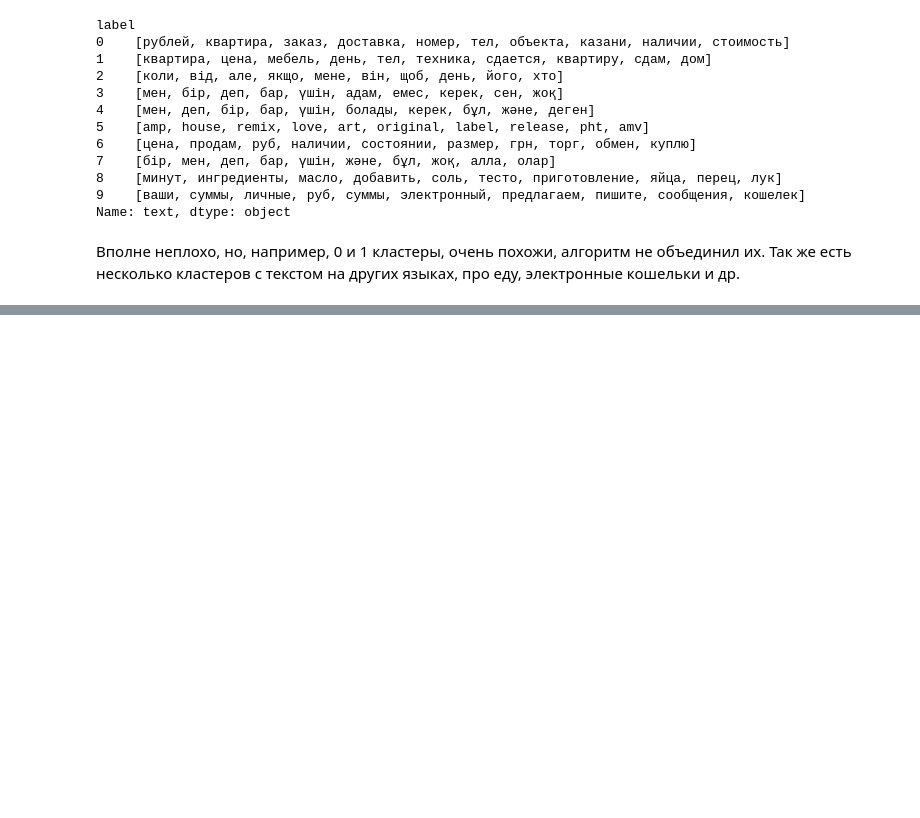
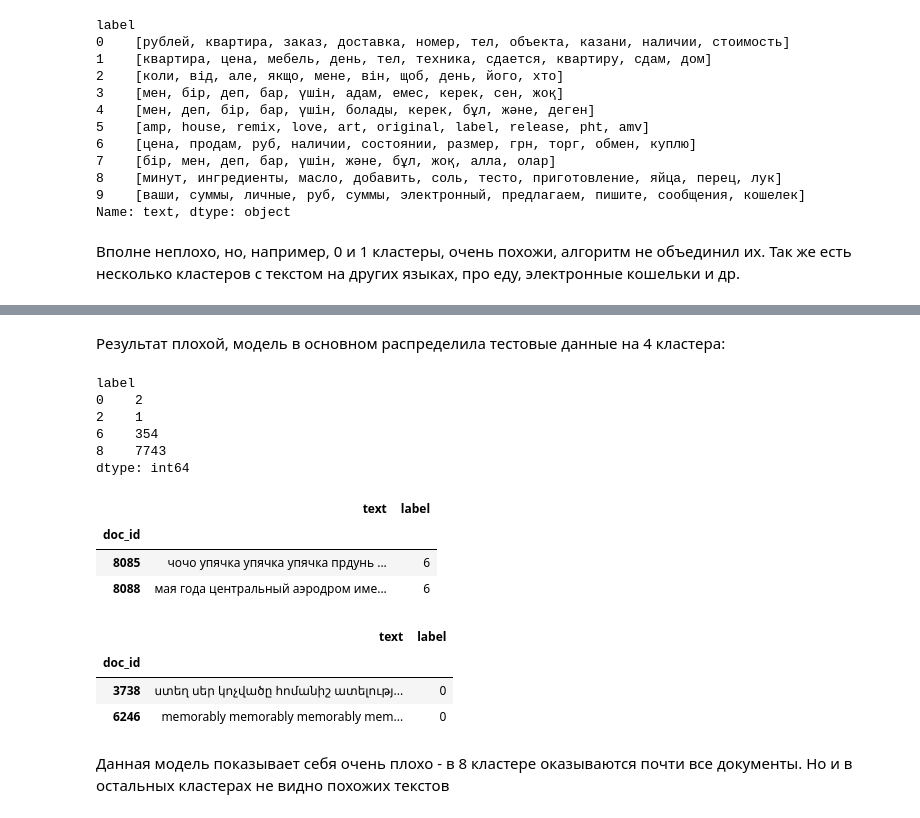
Before and after one commit to elch10/topic-modeling, a Jupyter notebook: Second_Approach.ipynb, the cells around one changed output, grey strips where cells are left out. Drawn from its saved outputs; the diff is of its cells as text; code cells hidden in the pictures; blank space fills up the shorter version.

```diff
--- a/Second_Approach.ipynb
+++ b/Second_Approach.ipynb
@@ -134,0 +365,3 @@ ans.apply(lambda el: ' '.join(el)).to_csv('/gdrive/My Drive/ITMO/gensim_topic_la
+# %%
+for i, s in enumerate(topics_to_words):
+  print('Topic', i, ':', ' '.join(s))
@@ -134,0 +386,13 @@ ans.apply(lambda el: ' '.join(el)).to_csv('/gdrive/My Drive/ITMO/gensim_topic_la
+# %%
+encoded_test = tokenizer.texts_to_sequences(test_df['text'])
+encoded_test = pad_sequences(encoded_test, maxlen=max_sentence_len)
+# %%
+test_fn = K.function([model.get_layer('sentence_input').input, K.learning_phase()],
+        [model.get_layer('p_t').output])
+
+aspect_probs = []
+for i in range(0, len(encoded_test), 100):
+  batch_probs = test_fn([encoded_test[i:i+100], 1])[0]
+  aspect_probs.extend(batch_probs)
+# %%
+test_df['label'] = np.argmax(aspect_probs, axis=1)
@@ -134,0 +401,27 @@ ans.apply(lambda el: ' '.join(el)).to_csv('/gdrive/My Drive/ITMO/gensim_topic_la
+# %% [markdown]
+Результат плохой, модель в основном распределила тестовые данные на 4 кластера:
+# %%
+test_df.groupby('label').size()
+# %% [output]
+label
+0    2
+2    1
+6    354
+8    7743
+dtype: int64
+# %%
+test_df[test_df['label'] == 6].tail(2)
+# %% [output]
+|  | text | label |
+| doc_id |  |  |
+| 8085 | чочо упячка упячка упячка прдунь ... | 6 |
+| 8088 | мая года центральный аэродром име... | 6 |
+# %%
+test_df[test_df['label'] == 0].tail(2)
+# %% [output]
+|  | text | label |
+| doc_id |  |  |
+| 3738 | ստեղ սեր կոչվածը հոմանիշ ատելությ... | 0 |
+| 6246 | memorably memorably memorably mem... | 0 |
+# %% [markdown]
+Данная модель показывает себя очень плохо - в 8 кластере оказываются почти все документы. Но и в остальных кластерах не видно похожих текстов
```
Also changed, not shown: parts of 33 cells of this notebook, 1 other file.
